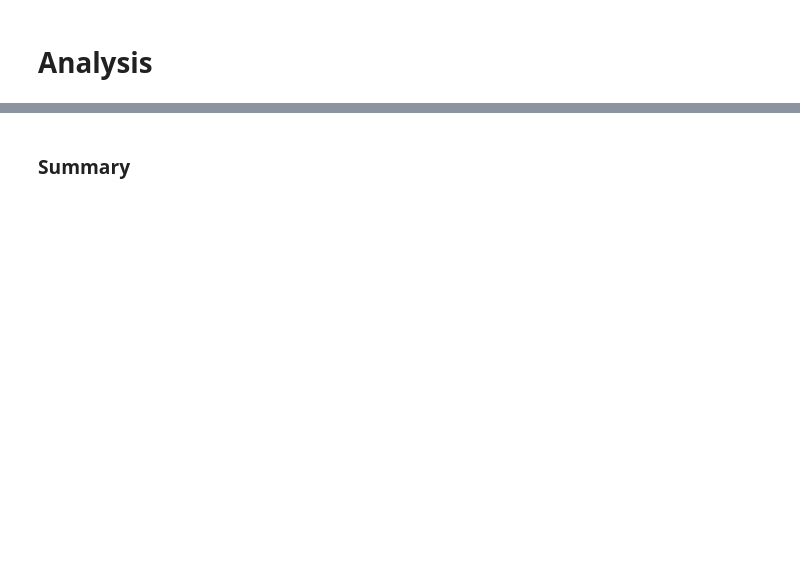
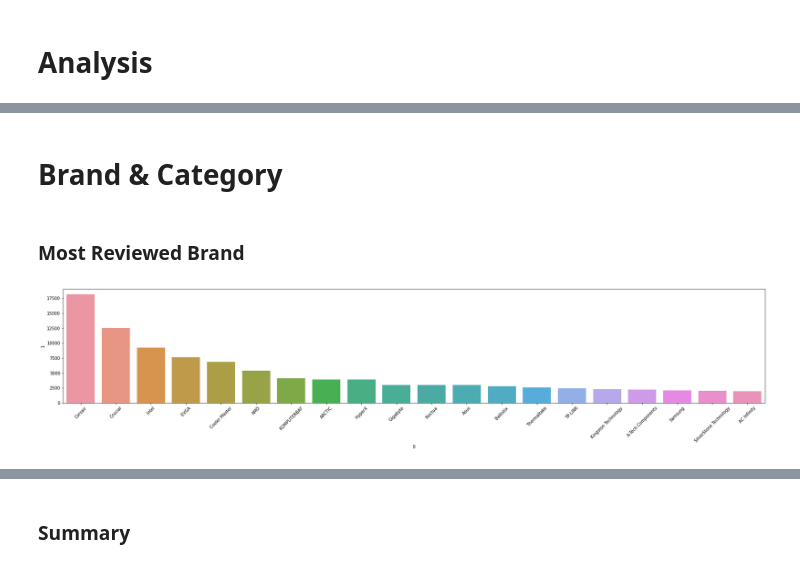
Before and after one commit to saiteki-kai/amazon-reviews, a Jupyter notebook: notebooks/01_eda.ipynb, the cells around one changed output, grey strips where cells are left out. Cells and saved outputs as stored; diff of their text form; code cells hidden in the pictures; blank space fills up the shorter version.

```diff
--- a/notebooks/01_eda.ipynb
+++ b/notebooks/01_eda.ipynb
@@ -344,0 +454,13 @@ print(z["asin"].mean())
+# %% [markdown]
+# Brand & Category
+# %% [markdown]
+### Most Reviewed Brand
+# %%
+data = pd.DataFrame(Counter(data_df["brand"].tolist()).most_common(20))
+_, ax = plt.subplots(figsize=(30, 5))
+plt.xticks(rotation=45)
+sns.barplot(data[0], data[1], ax=ax)
+
+pass
+# %% [output]
+[figure, added]
```
Also changed, not shown: parts of 68 cells of this notebook.
